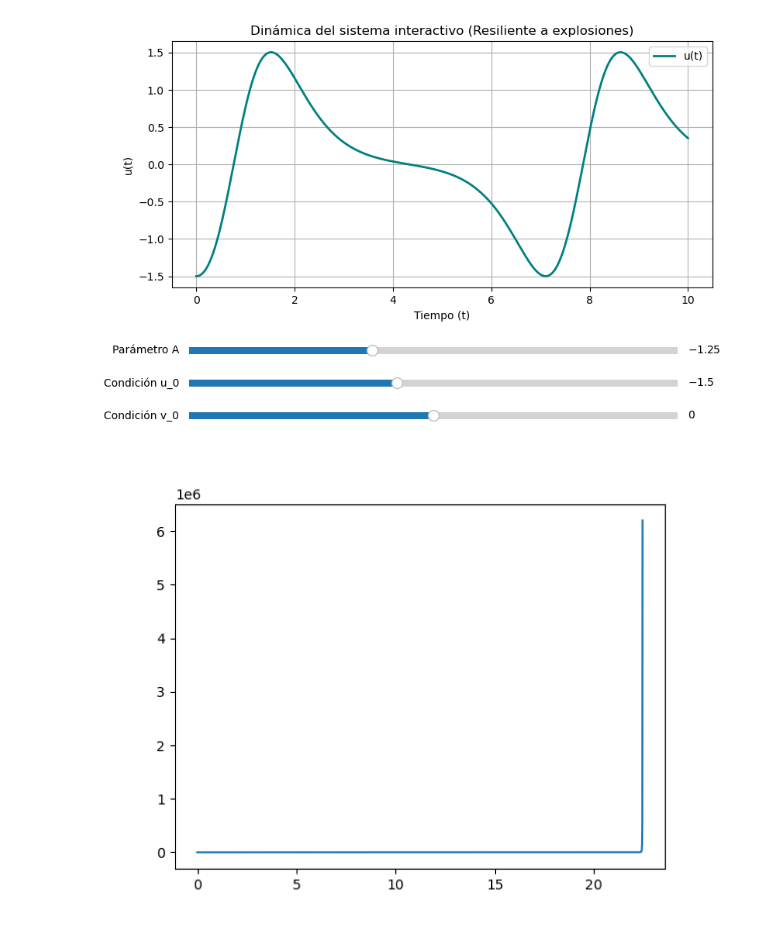
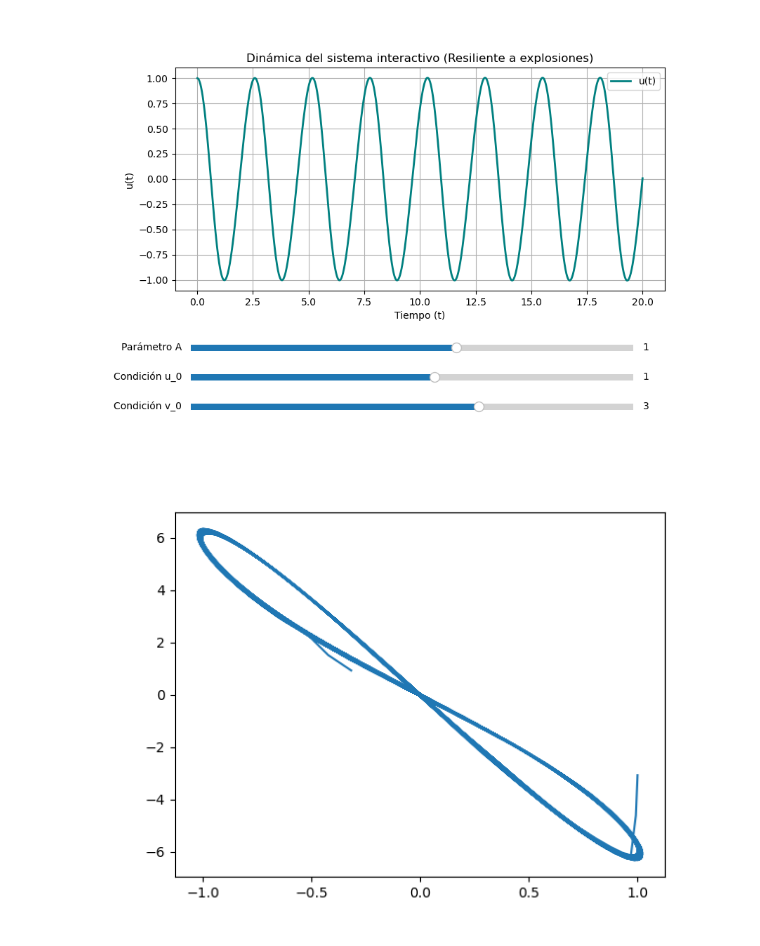
Before and after one commit to OlmoGH/Edge-of-chaos, a Jupyter notebook: Autovalores_de_matrices/Simulaciones en Python/ODE_simulation.ipynb, the cells around one changed output. Saved outputs shown, nothing was run; the diff lists cells and outputs as text; code cells hidden in the pictures.

```diff
--- a/Autovalores_de_matrices/Simulaciones en Python/ODE_simulation.ipynb
+++ b/Autovalores_de_matrices/Simulaciones en Python/ODE_simulation.ipynb
@@ -1,24 +1,26 @@
 # %%
+%matplotlib widget
+
 import numpy as np
 from scipy.integrate import solve_ivp
 import matplotlib.pyplot as plt
 from matplotlib.widgets import Slider
 
 # 1. Configuración de tiempo
-time_end = 10
+time_end = 20
 t_eval = np.linspace(0, time_end, 2000)
 
 # 2. Definimos el sistema
 def ODE_system(t, y, A):
     u, v = y
-    du_dt = (4 * A + 2) * v + 2 * v**2
+    du_dt = (4 * A + 2) * v - 2 * v**2
     dv_dt = u
     return [du_dt, dv_dt]
 
 # 3. Condiciones iniciales por defecto
-A_init = -1.25
-u0_init = 2 * A_init + 1
-v0_init = 0.0
+A_init = 1.0
+u0_init = 1.0
+v0_init = 2 * A_init + 1
 
 sol = solve_ivp(
     fun=lambda t, y: ODE_system(t, y, A_init),
@@ -32,7 +34,7 @@ fig, ax = plt.subplots(figsize=(9, 6))
 plt.subplots_adjust(bottom=0.35)
 
 # Guardamos la línea de la gráfica
-line, = ax.plot(sol.t, sol.y[0], lw=2, color='teal', label='u(t)')
+line, = ax.plot(sol.t, sol.y[1], lw=2, color='teal', label='v(t)')
 ax.set_xlabel('Tiempo (t)')
 ax.set_ylabel('u(t)')
 ax.set_title('Dinámica del sistema interactivo (Resiliente a explosiones)')
@@ -52,49 +54,49 @@ slider_v0 = Slider(ax=ax_v0, label='Condición v_0', valmin=-10.0, valmax=10.0,
 def update(val):
     A_val = slider_A.val
     u0_val = slider_u0.val
     v0_val = slider_v0.val
 
     new_sol = solve_ivp(
         fun=lambda t, y: ODE_system(t, y, A_val),
         t_span=[0, time_end],
         y0=[u0_val, v0_val],
         t_eval=t_eval
     )
 
     # ¡EL CAMBIO CLAVE!
     # set_data actualiza X e Y al mismo tiempo, adaptándose si SciPy frena antes
-    line.set_data(new_sol.t, new_sol.y[0])
+    line.set_data(new_sol.t, new_sol.y[1])
 
     # Reajustamos los límites de X (por si el tiempo se acortó debido a la explosión)
     ax.set_xlim(new_sol.t[0], new_sol.t[-1])
 
     # Reajustamos los límites de Y
     ax.relim()
     ax.autoscale_view()
 
     fig.canvas.draw_idle()
 
 slider_A.on_changed(update)
 slider_u0.on_changed(update)
 slider_v0.on_changed(update)
 
 plt.show()
 # %% [output]
-[figure, old version]
+[figure, new version]
 # %%
 %matplotlib widget
 
 plt.figure()
 def ODE_system(t, y, A):
     u, v = y
-    du_dt = (4 * A + 2) * v + 2 * v**2
+    du_dt = (4 * A + 2) * v - 2 * v**2
     dv_dt = u
     return [du_dt, dv_dt]
 
-A = -1.25
-u0 = 2 * A_init + 1
-v0 = 0.0
-time_end = 25
+A = 1
+u0 = 1
+v0 = 2 * A + 1
+time_end = 100
 t_eval = np.linspace(0, time_end, 2000)
 
 sol = solve_ivp(
@@ -106,9 +108,10 @@ sol = solve_ivp(
 
 y = sol.y[0]
 t = sol.t
+V = (4 * A + 2) * y - 2 * y**2
 
 y_dotdot = np.gradient(np.gradient(y, t), t)
-plt.plot(t, y)
+plt.plot(y, y_dotdot)
 plt.show()
 # %% [output]
-[figure, old version]
+[figure, new version]
```
